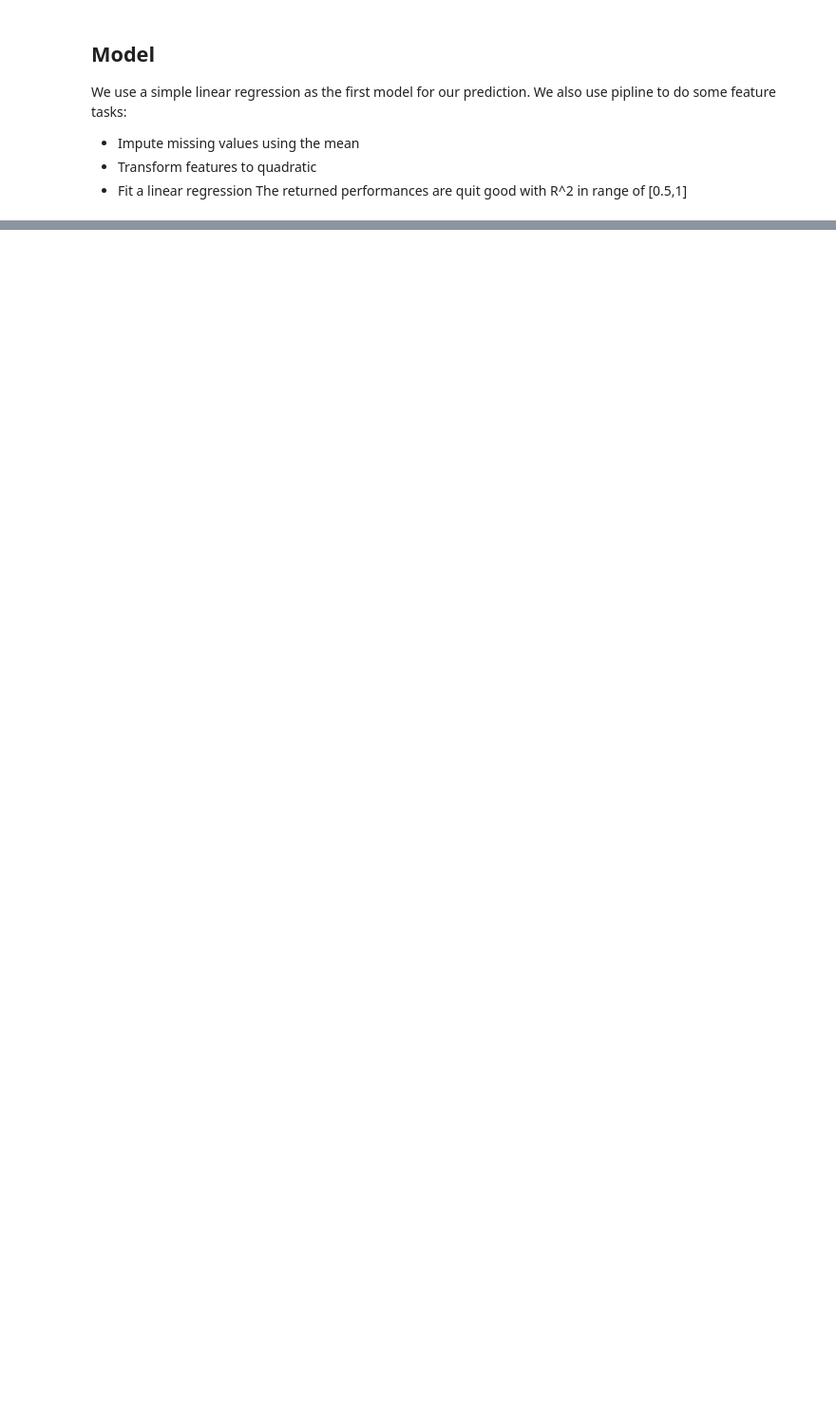
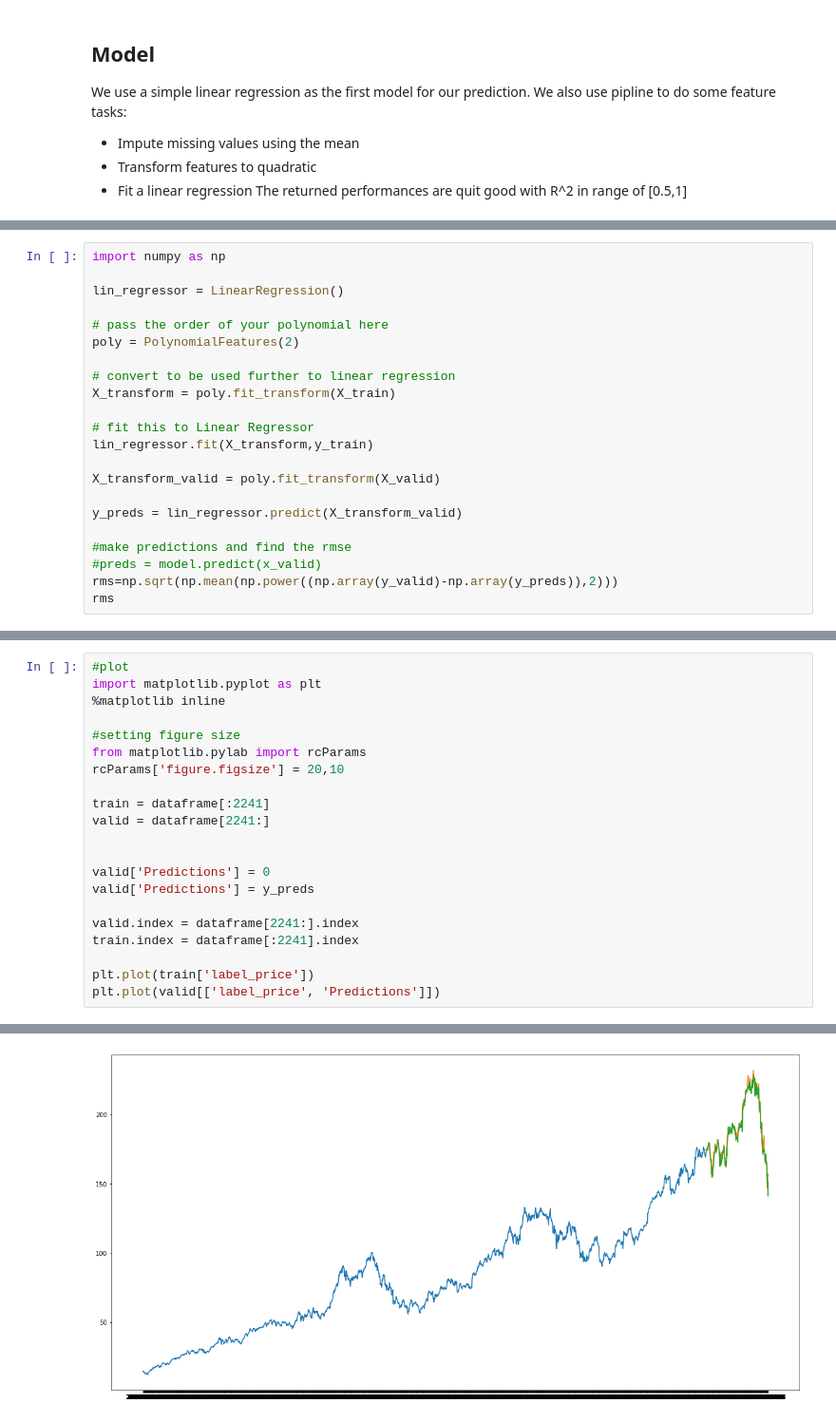
Before and after one commit to ml1010-nan/ml1010, a Jupyter notebook: CoreProject.ipynb, the cells around one changed output, grey strips where cells are left out. Shown at 95% size. Cells and saved outputs as stored; diff of their text form; blank space fills up the shorter version.

```diff
--- a/CoreProject.ipynb
+++ b/CoreProject.ipynb
@@ -115,0 +135,22 @@ R^2: 0.8332197569428601 0.13336314034475194
+# %%
+import numpy as np
+
+lin_regressor = LinearRegression()
+
+# pass the order of your polynomial here
+poly = PolynomialFeatures(2)
+
+# convert to be used further to linear regression
+X_transform = poly.fit_transform(X_train)
+
+# fit this to Linear Regressor
+lin_regressor.fit(X_transform,y_train)
+
+X_transform_valid = poly.fit_transform(X_valid)
+
+y_preds = lin_regressor.predict(X_transform_valid)
+
+#make predictions and find the rmse
+#preds = model.predict(x_valid)
+rms=np.sqrt(np.mean(np.power((np.array(y_valid)-np.array(y_preds)),2)))
+rms
@@ -115,0 +159,22 @@ R^2: 0.8332197569428601 0.13336314034475194
+# %%
+#plot
+import matplotlib.pyplot as plt
+%matplotlib inline
+
+#setting figure size
+from matplotlib.pylab import rcParams
+rcParams['figure.figsize'] = 20,10
+
+train = dataframe[:2241]
+valid = dataframe[2241:]
+
+
+valid['Predictions'] = 0
+valid['Predictions'] = y_preds
+
+valid.index = dataframe[2241:].index
+train.index = dataframe[:2241].index
+
+plt.plot(train['label_price'])
+plt.plot(valid[['label_price', 'Predictions']])
+# %% [output]
@@ -115,0 +192 @@ R^2: 0.8332197569428601 0.13336314034475194
+[figure, added]
```
Also changed, not shown: parts of 22 cells of this notebook.
